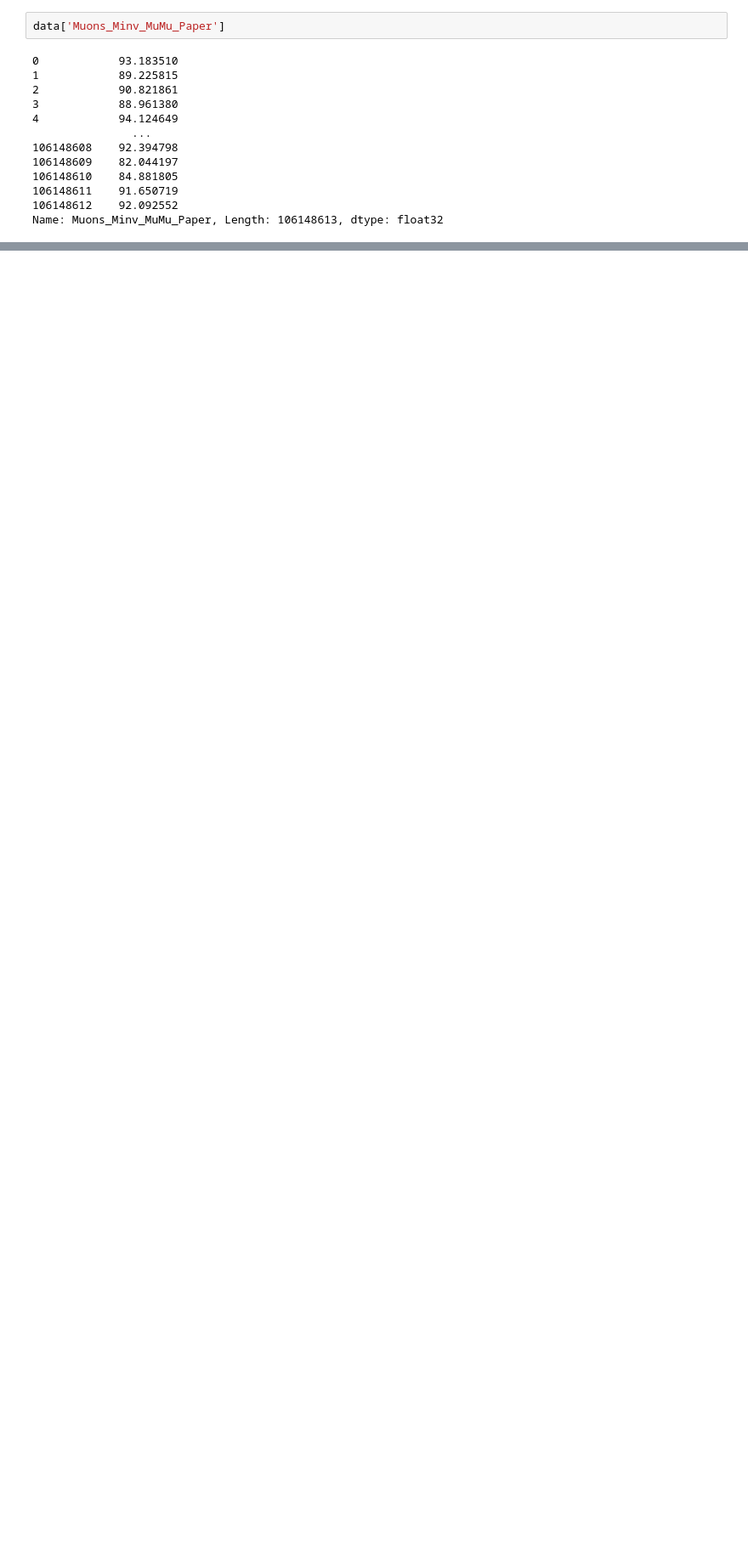
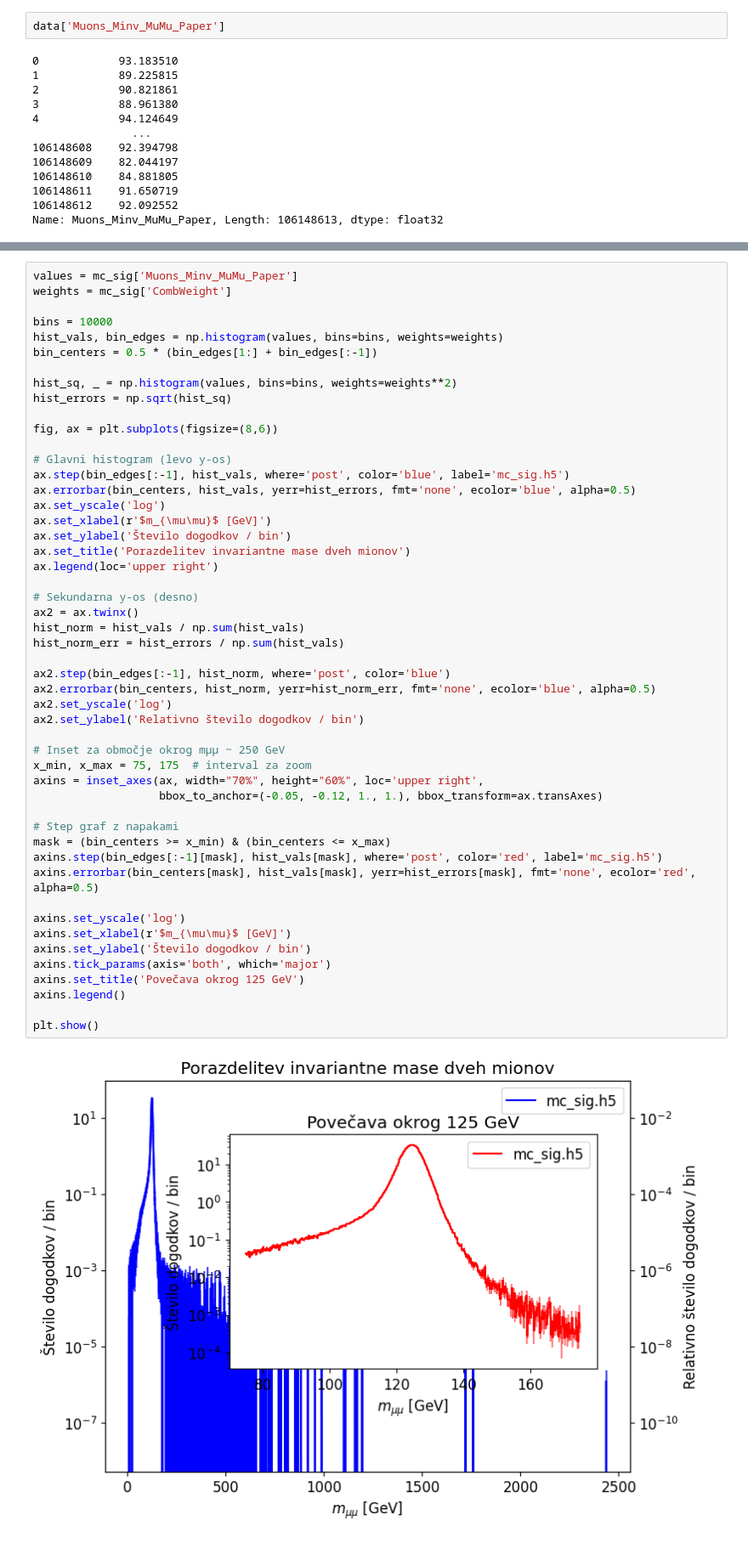
Before and after one commit to tadejkooo/PSUF, a Jupyter notebook: PSUF1/python1/dfs.ipynb, the cells around one changed output, grey strips where cells are left out. Shown at 85% size. Saved outputs shown, nothing was run; the diff lists cells and outputs as text; blank space fills up the shorter version.

```diff
--- a/PSUF1/python1/dfs.ipynb
+++ b/PSUF1/python1/dfs.ipynb
@@ -73,0 +172,52 @@ plt.show()
+# %%
+values = mc_sig['Muons_Minv_MuMu_Paper']
+weights = mc_sig['CombWeight']
+
+bins = 10000
+hist_vals, bin_edges = np.histogram(values, bins=bins, weights=weights)
+bin_centers = 0.5 * (bin_edges[1:] + bin_edges[:-1])
+
+hist_sq, _ = np.histogram(values, bins=bins, weights=weights**2)
+hist_errors = np.sqrt(hist_sq)
+
+fig, ax = plt.subplots(figsize=(8,6))
+
+# Glavni histogram (levo y-os)
+ax.step(bin_edges[:-1], hist_vals, where='post', color='blue', label='mc_sig.h5')
+ax.errorbar(bin_centers, hist_vals, yerr=hist_errors, fmt='none', ecolor='blue', alpha=0.5)
+ax.set_yscale('log')
+ax.set_xlabel(r'$m_{\mu\mu}$ [GeV]')
+ax.set_ylabel('Število dogodkov / bin')
+ax.set_title('Porazdelitev invariantne mase dveh mionov')
+ax.legend(loc='upper right')
+
+# Sekundarna y-os (desno)
+ax2 = ax.twinx()
+hist_norm = hist_vals / np.sum(hist_vals)
+hist_norm_err = hist_errors / np.sum(hist_vals)
+
+ax2.step(bin_edges[:-1], hist_norm, where='post', color='blue')
+ax2.errorbar(bin_centers, hist_norm, yerr=hist_norm_err, fmt='none', ecolor='blue', alpha=0.5)
+ax2.set_yscale('log')
+ax2.set_ylabel('Relativno število dogodkov / bin')
+
+# Inset za območje okrog mμμ ~ 250 GeV
+x_min, x_max = 75, 175  # interval za zoom
+axins = inset_axes(ax, width="70%", height="60%", loc='upper right',
+                   bbox_to_anchor=(-0.05, -0.12, 1., 1.), bbox_transform=ax.transAxes)
+
+# Step graf z napakami
+mask = (bin_centers >= x_min) & (bin_centers <= x_max)
+axins.step(bin_edges[:-1][mask], hist_vals[mask], where='post', color='red', label='mc_sig.h5')
+axins.errorbar(bin_centers[mask], hist_vals[mask], yerr=hist_errors[mask], fmt='none', ecolor='red', alpha=0.5)
+
+axins.set_yscale('log')
+axins.set_xlabel(r'$m_{\mu\mu}$ [GeV]')
+axins.set_ylabel('Število dogodkov / bin')
+axins.tick_params(axis='both', which='major')
+axins.set_title('Povečava okrog 125 GeV')
+axins.legend()
+
+plt.show()
+# %% [output]
+[figure, added]
```
Also changed, not shown: parts of 8 cells of this notebook, 14 other files.
